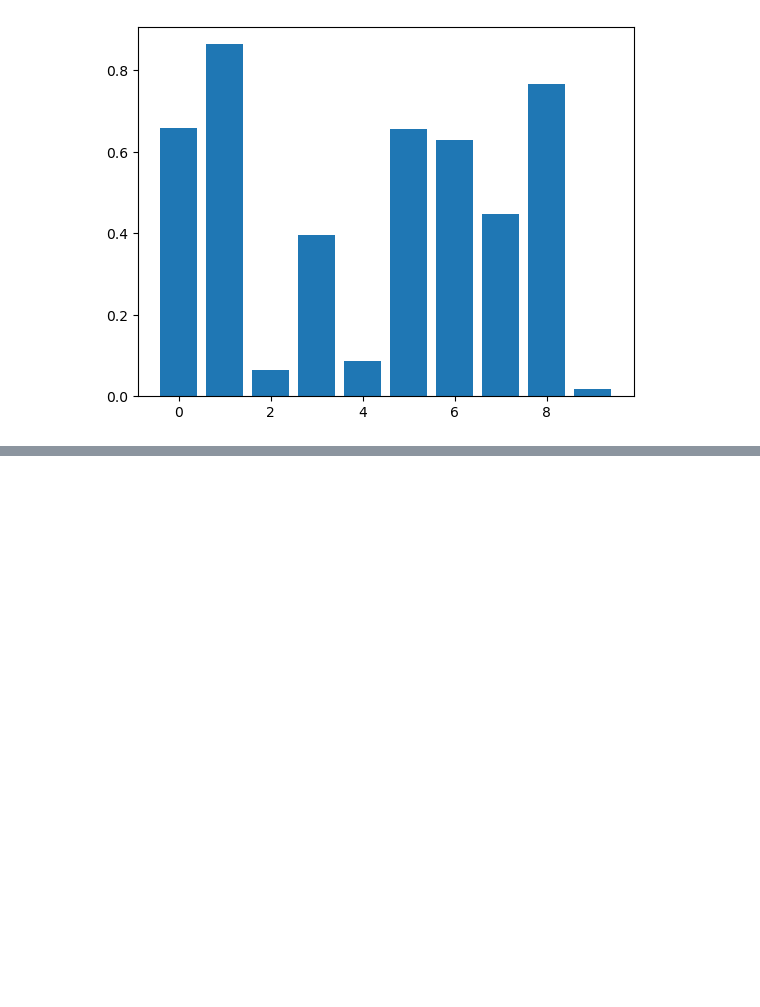
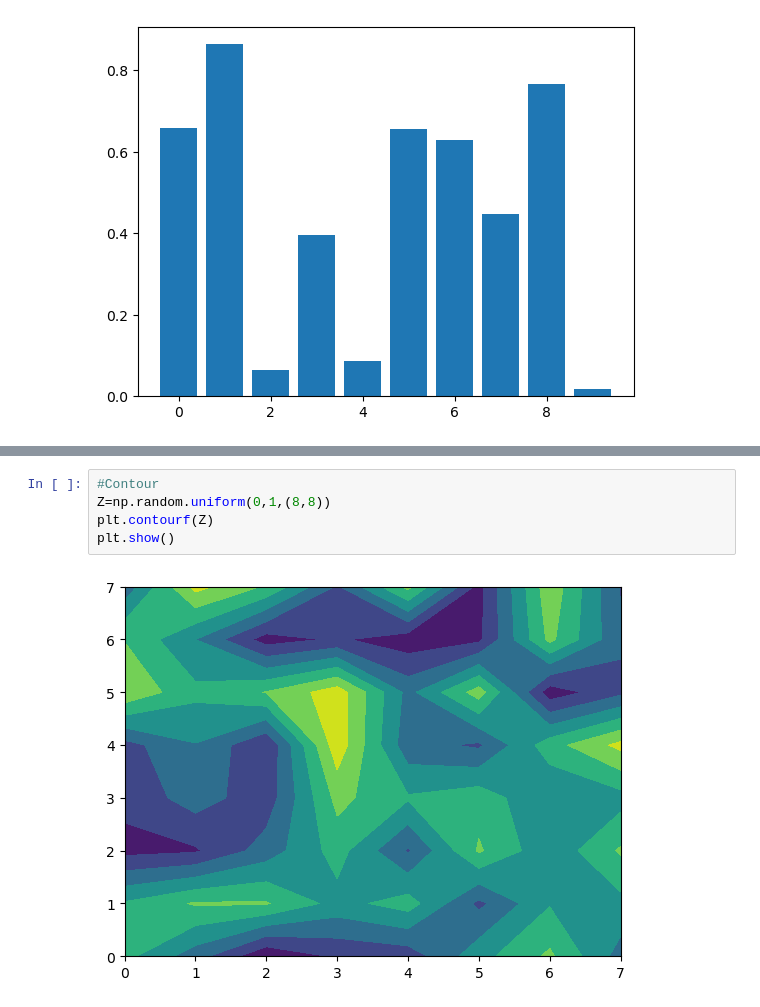
Before and after one commit to Turjo47/DataScience_and_ML_Notes-, a Jupyter notebook: Matplotlib.ipynb, the cells around one changed output, grey strips where cells are left out. Drawn from its saved outputs; the diff is of its cells as text; blank space fills up the shorter version.

```diff
--- a/Matplotlib.ipynb
+++ b/Matplotlib.ipynb
@@ -34,0 +38,7 @@ plt.imshow(
+# %%
+#Contour
+Z=np.random.uniform(0,1,(8,8))
+plt.contourf(Z)
+plt.show()
+# %% [output]
+[figure, added]
```
Also changed, not shown: parts of 5 cells of this notebook, 1 other file.
